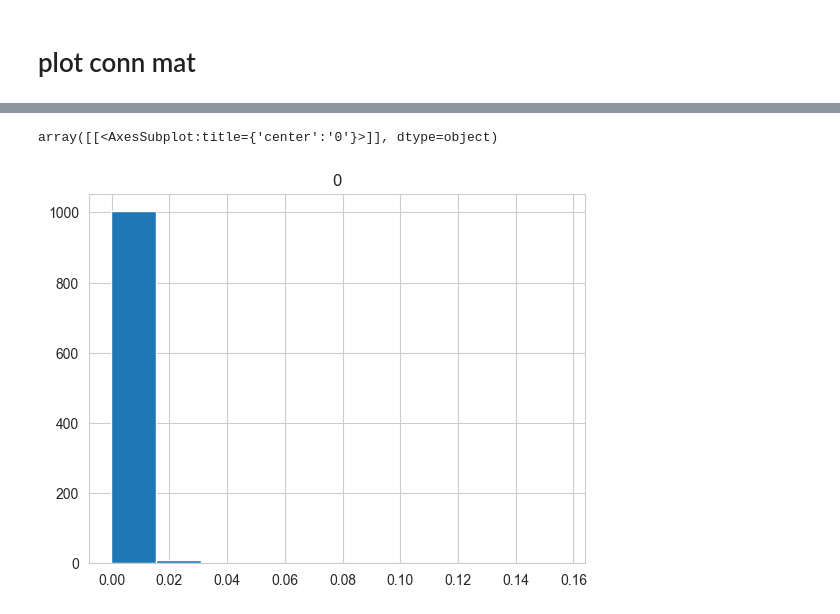
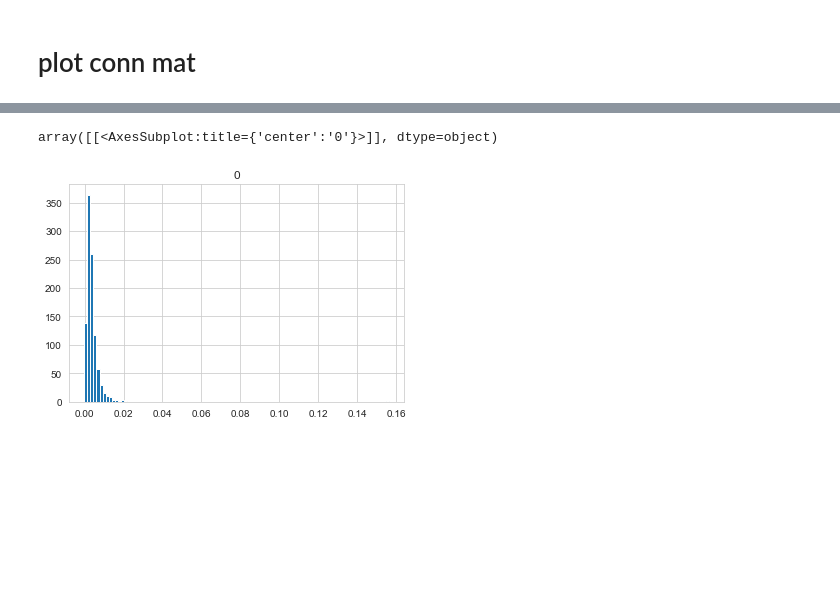
Before and after one commit to qniksefat/gradient-notebooks, a Jupyter notebook: large-manifold-nbs/1-connmat.ipynb, the cells around one changed output, grey strips where cells are left out. Saved outputs shown, nothing was run; the diff lists cells and outputs as text; code cells hidden in the pictures; blank space fills up the shorter version.

```diff
--- a/large-manifold-nbs/1-connmat.ipynb
+++ b/large-manifold-nbs/1-connmat.ipynb
@@ -264,5 +262,5 @@ plt.show()
 # %%
-pd.DataFrame(grand_mean[100]).hist()
+pd.DataFrame(grand_mean[100]).hist(bins=100)
 # %% [output]
 array([[<AxesSubplot:title={'center':'0'}>]], dtype=object)
-[figure, old version]
+[figure, new version]
```
Also changed, not shown: parts of 8 cells of this notebook.
